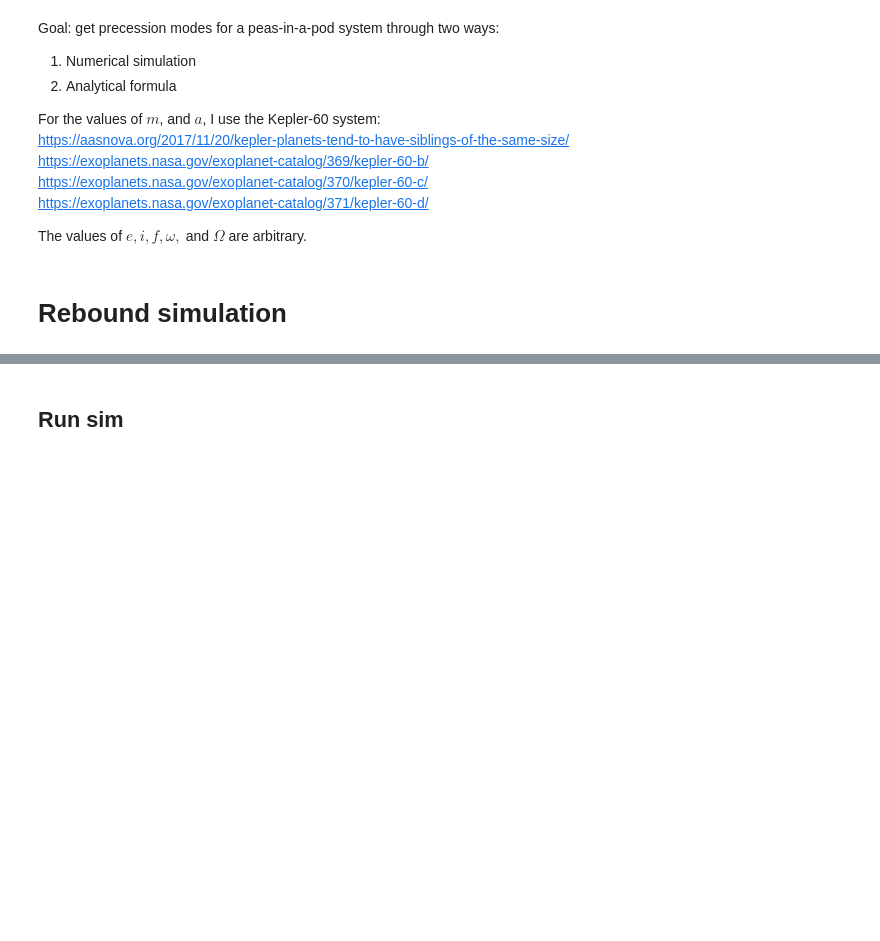
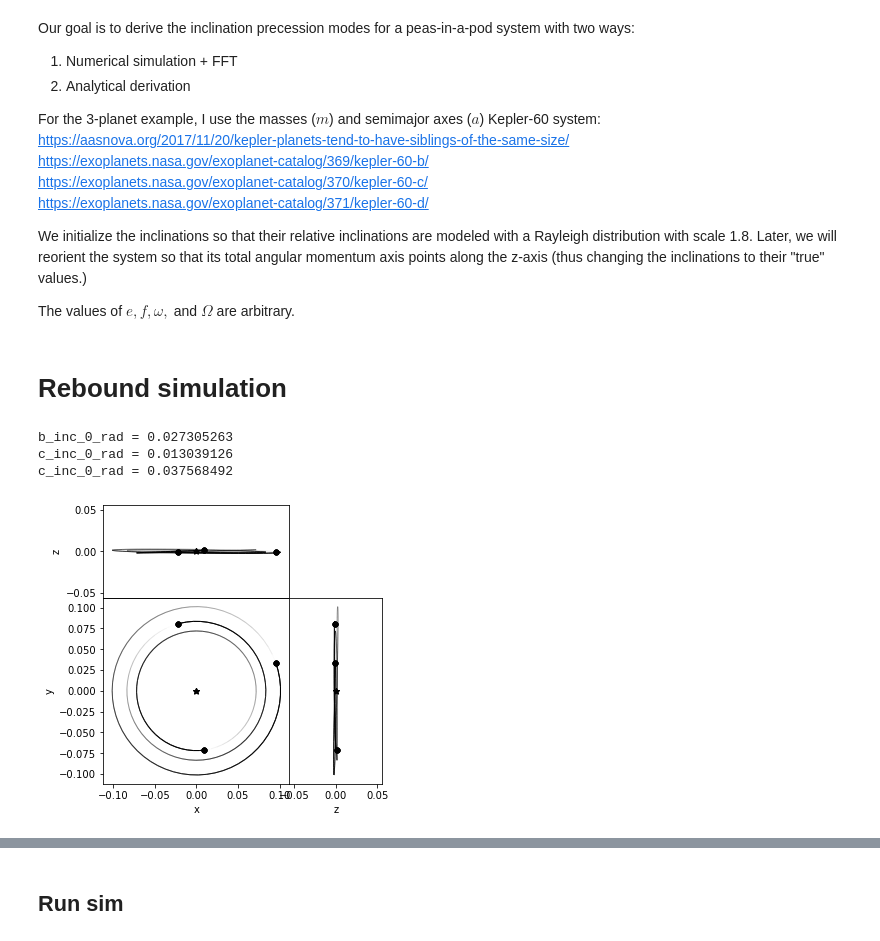
Before and after one commit to Jupiter1994/inc-dynamics, a Jupyter notebook: peas_in_a_pod/peas_in_a_pod.ipynb, the cells around one changed output, grey strips where cells are left out. Cells and saved outputs as stored; diff of their text form; code cells hidden in the pictures; blank space fills up the shorter version.

```diff
--- a/peas_in_a_pod/peas_in_a_pod.ipynb
+++ b/peas_in_a_pod/peas_in_a_pod.ipynb
@@ -19,25 +22,74 @@ import rebound
 # %% [markdown]
-Goal: get precession modes for a peas-in-a-pod system through two ways:
-1. Numerical simulation
-2. Analytical formula
+Our goal is to derive the inclination precession modes for a peas-in-a-pod system with two ways:
+1. Numerical simulation + FFT
+2. Analytical derivation
 
-For the values of $m$, and $a$, I use the Kepler-60 system:
+For the 3-planet example, I use the masses ($m$) and semimajor axes ($a$) Kepler-60 system:
 https://aasnova.org/2017/11/20/kepler-planets-tend-to-have-siblings-of-the-same-size/
 https://exoplanets.nasa.gov/exoplanet-catalog/369/kepler-60-b/
 https://exoplanets.nasa.gov/exoplanet-catalog/370/kepler-60-c/
 https://exoplanets.nasa.gov/exoplanet-catalog/371/kepler-60-d/
 
-The values of $e, i, f, \omega,$ and $\Omega$ are arbitrary.
+We initialize the inclinations so that their relative inclinations are modeled with a Rayleigh distribution with scale 1.8. Later, we will reorient the system so that its total angular momentum axis points along the z-axis (thus changing the inclinations to their "true" values.)
+
+The values of $e, f, \omega,$ and $\Omega$ are arbitrary.
 # %% [markdown]
 # Rebound simulation
+# %%
+# initialize inclinations (this is *not* in the L_tot frame)
+rng = default_rng()
+inc_scale = 1.8 * np.pi / 180 # inclination scale in radians
+
+## randomly-generated values
+b_inc_0_rad = rng.rayleigh(scale=inc_scale)
+c_inc_0_rad = rng.rayleigh(scale=inc_scale)
+d_inc_0_rad = rng.rayleigh(scale=inc_scale)
+
+## hard-coded values
+# b_inc_0_rad =
+# c_inc_0_rad =
+# d_inc_0_rad =
+print(f'b_inc_0_rad = %.9f' % b_inc_0_rad)
+print(f'c_inc_0_rad = %.9f' % c_inc_0_rad)
+print(f'c_inc_0_rad = %.9f' % d_inc_0_rad)
+# %% [output]
+b_inc_0_rad = 0.027305263
+c_inc_0_rad = 0.013039126
+c_inc_0_rad = 0.037568492
 # %%
 sim = rebound.Simulation()
 sim.units = ('yr', 'AU', 'Msun')
 
 M_e = 3.00273e-6 # Earth mass in Msun
 
-sim.add(m=1.0400)
-sim.add(m=4.19*M_e, a=0.0719, e=0.05, f=4.3, omega=0.4, inc=0.1, Omega=3.3)
-sim.add(m=3.85*M_e, a=0.0835, e=0.06, f=0.1, omega=1.4, inc=0.03, Omega=2.3)
-sim.add(m=4.16*M_e, a=0.1012, e=0.02, f=1.6, omega=2.4, inc=0.07, Omega=0.8)
+star_mass = 1.0
+
+# Each planet has 4 provided params: mass (m) in Earth masses, semimajor axis (a),
+# inclination (inc), and Omega. The three omitted orbital params (e, f, omega)
+# are left at their default values of 0.
+b_params = {
+    "m": 4.19 * M_e,
+    "a": 0.0719,
+    "inc": b_inc_0_rad,
+    "Omega": 5.3
+}
+
+c_params = {
+    "m": 3.85 * M_e,
+    "a": 0.0835,
+    "inc": c_inc_0_rad,
+    "Omega": 2.3
+}
+
+d_params = {
+    "m": 4.16 * M_e,
+    "a": 0.1012,
+    "inc": d_inc_0_rad,
+    "Omega": 0.8
+}
+
+sim.add(m=star_mass)
+sim.add(m=b_params['m'], a=b_params['a'], inc=b_params['inc'], Omega=b_params['Omega'])
+sim.add(m=c_params['m'], a=c_params['a'], inc=c_params['inc'], Omega=c_params['Omega'])
+sim.add(m=d_params['m'], a=d_params['a'], inc=d_params['inc'], Omega=d_params['Omega'])
 # %%
@@ -45 +97,14 @@ sim.add(m=4.16*M_e, a=0.1012, e=0.02, f=1.6, omega=2.4, inc=0.07, Omega=0.8)
 # op_set = rebound.OrbitPlotSet(sim)
+# %%
+# rotate the axes so that z points along the total angular momentum.
+rot = rebound.Rotation.to_new_axes(newz=sim.angular_momentum())
+sim.rotate(rot)
+
+# visualize system after rotation
+op_set = rebound.OrbitPlotSet(sim)
+
+# check that L_tot is aligned along z-axis
+# Lx, Ly, Lz = sim.angular_momentum()
+# Lx, Ly, Lz
+# %% [output]
+[figure, added]
```
Also changed, not shown: parts of 23 cells of this notebook, 1 other file.
